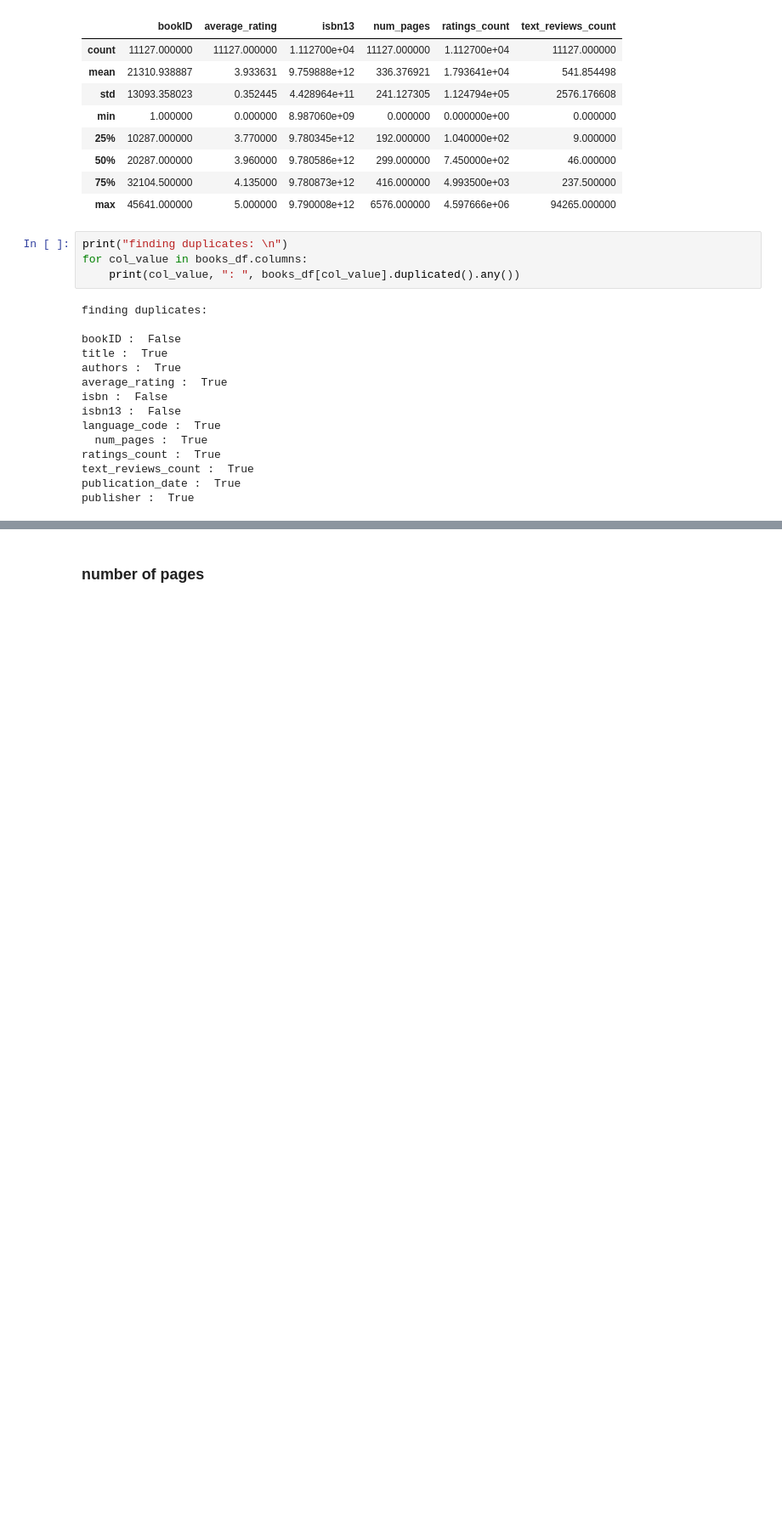
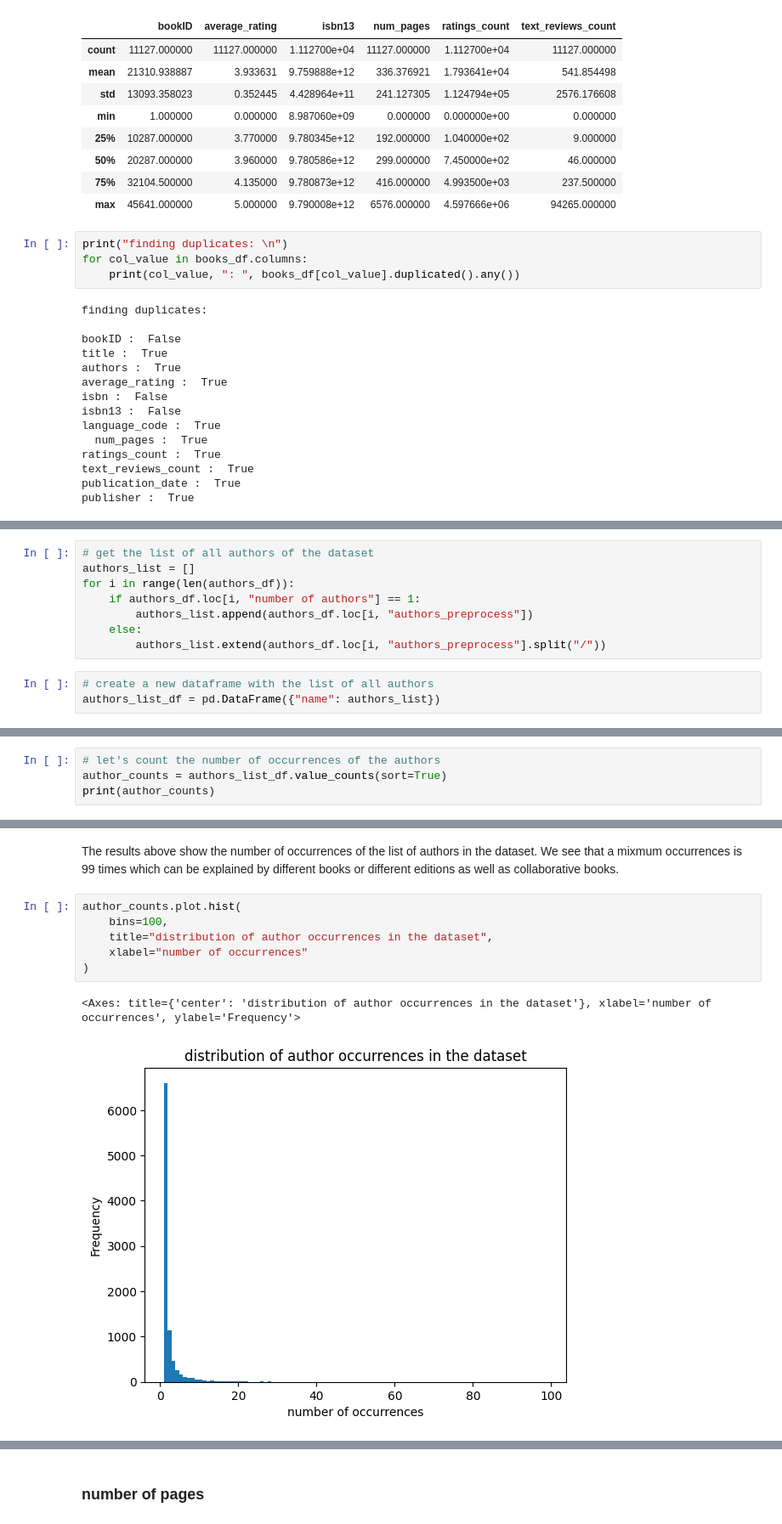
Before and after one commit to SouheilMaatoug/Goodreads-books-rating, a Jupyter notebook: notebooks/dataset-exploration.ipynb, the cells around one changed output, grey strips where cells are left out. Shown: that part at 85% size. Saved outputs shown, nothing was run; the diff lists cells and outputs as text; blank space fills up the shorter version.

```diff
--- a/notebooks/dataset-exploration.ipynb
+++ b/notebooks/dataset-exploration.ipynb
@@ -213,0 +281,11 @@ count_mult_authors
+# %%
+# get the list of all authors of the dataset
+authors_list = []
+for i in range(len(authors_df)):
+    if authors_df.loc[i, "number of authors"] == 1:
+        authors_list.append(authors_df.loc[i, "authors_preprocess"])
+    else:
+        authors_list.extend(authors_df.loc[i, "authors_preprocess"].split("/"))
+# %%
+# create a new dataframe with the list of all authors
+authors_list_df = pd.DataFrame({"name": authors_list})
@@ -213,0 +298,4 @@ count_mult_authors
+# %%
+# let's count the number of occurrences of the authors
+author_counts = authors_list_df.value_counts(sort=True)
+print(author_counts)
@@ -213,0 +316,11 @@ count_mult_authors
+# %% [markdown]
+The results above show the number of occurrences of the list of authors in the dataset. We see that a mixmum occurrences is 99 times which can be explained by different books or different editions as well as collaborative books.
+# %%
+author_counts.plot.hist(
+    bins=100,
+    title="distribution of author occurrences in the dataset",
+    xlabel="number of occurrences"
+)
+# %% [output]
+<Axes: title={'center': 'distribution of author occurrences in the dataset'}, xlabel='number of occurrences', ylabel='Frequency'>
+[figure, added]
```
Also changed, not shown: parts of 78 cells of this notebook.
